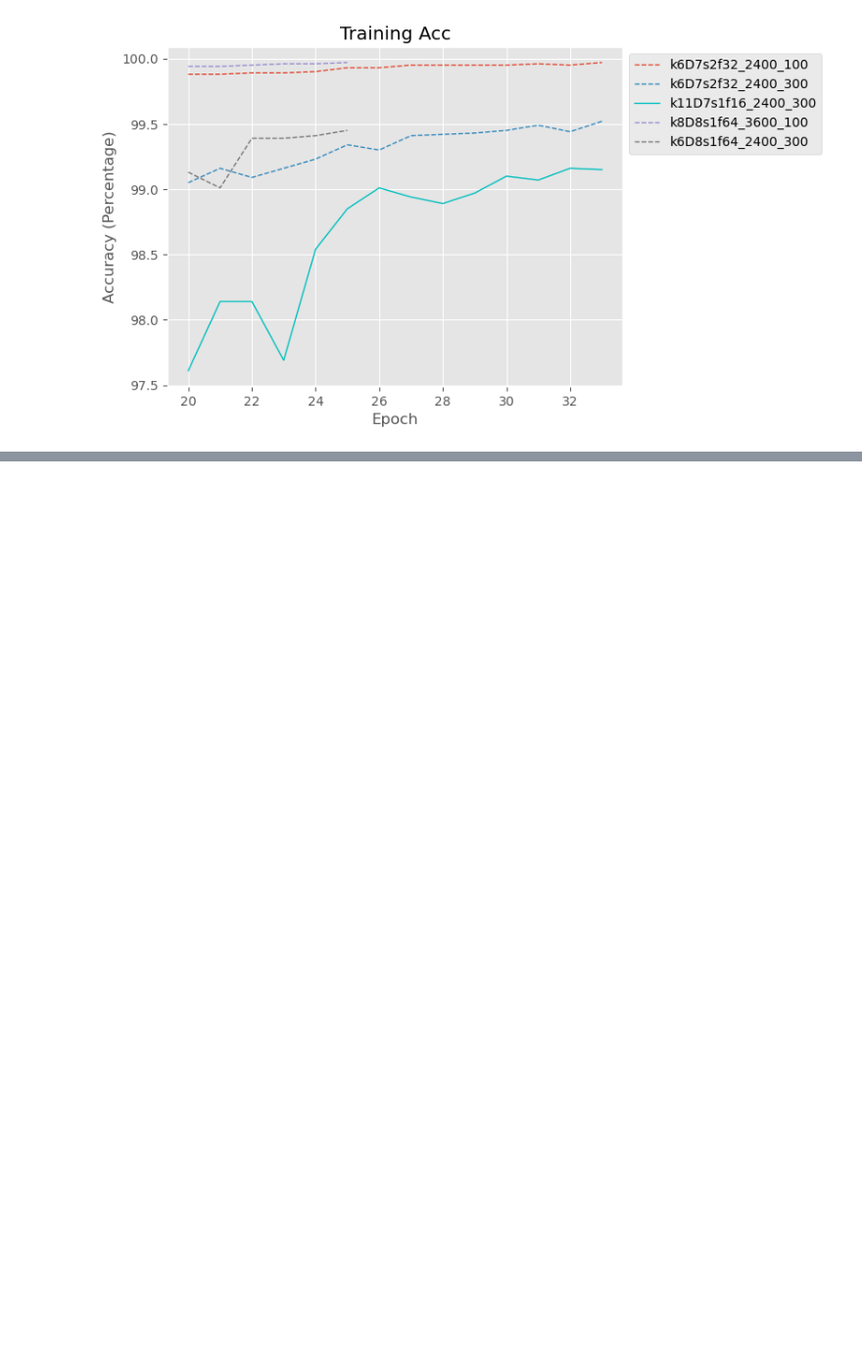
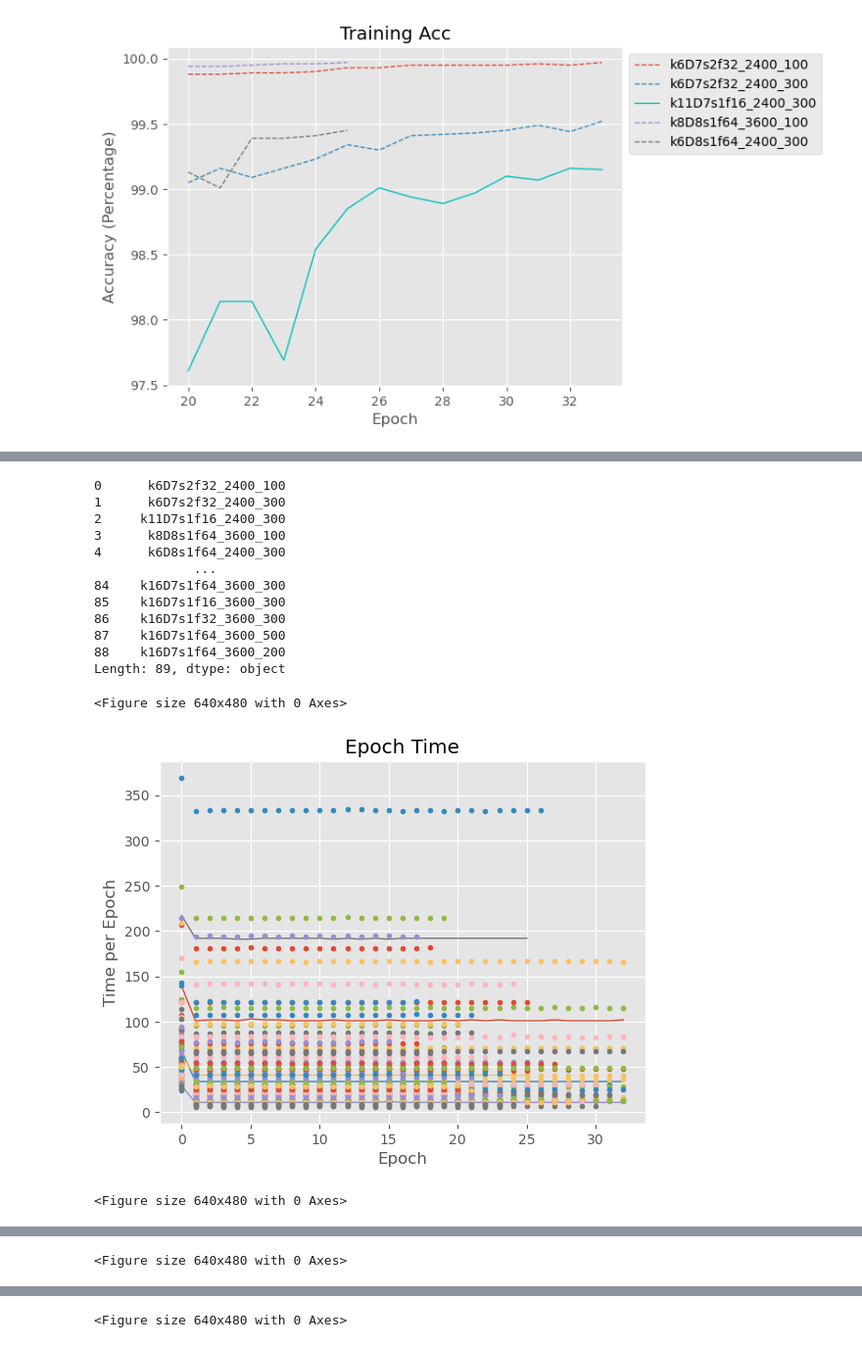
Before and after one commit to MBSMGW/CWRU_TCN, a Jupyter notebook: Plots.ipynb, the cells around one changed output, grey strips where cells are left out. Shown: that part at 98% size. Cells and saved outputs as stored; diff of their text form; code cells hidden in the pictures; blank space fills up the shorter version.

```diff
--- a/Plots.ipynb
+++ b/Plots.ipynb
@@ -254,3 +255,6 @@ dtype: object
 <Figure size 640x480 with 0 Axes>
 [figure]
 [figure]
+# %%
+t = train_results.index
+model_id_t = pd.Series(pd.unique(t))
@@ -256,0 +270,15 @@ dtype: object
+# %%
+style_dict_full = {}
+for mod in model_id_t:
+    if mod == model_id_t5[0]:
+        style_dict_full['%s' % mod] = '-'
+    elif mod == model_id_t5[1]:
+        style_dict_full['%s' % mod] = '-'
+    elif mod == model_id_t5[2]:
+        style_dict_full['%s' % mod] = '-'
+    elif mod == model_id_t5[3]:
+        style_dict_full['%s' % mod] = '-'
+    elif mod == model_id_t5[4]:
+        style_dict_full['%s' % mod] = '-'
+    else:
+        style_dict_full['%s' % mod] = '.'
@@ -256,0 +461,18 @@ dtype: object
+# %%
+results_100, results_200, results_300, results_400, results_500, combined_results, epoch_timedf, train_lossdf, train_accdf, eval_lossdf, eval_accdf = Read_plot_func2(model_id_t)
+# %% [output]
+0      k6D7s2f32_2400_100
+1      k6D7s2f32_2400_300
+2     k11D7s1f16_2400_300
+3      k8D8s1f64_3600_100
+4      k6D8s1f64_2400_300
+             ...
+84    k16D7s1f64_3600_300
+85    k16D7s1f16_3600_300
+86    k16D7s1f32_3600_300
+87    k16D7s1f64_3600_500
+88    k16D7s1f64_3600_200
+Length: 89, dtype: object
+<Figure size 640x480 with 0 Axes>
+[figure, added]
+<Figure size 640x480 with 0 Axes>
@@ -256,0 +481 @@ dtype: object
+<Figure size 640x480 with 0 Axes>
@@ -256,0 +483 @@ dtype: object
+<Figure size 640x480 with 0 Axes>
```
Also changed, not shown: parts of 7 cells of this notebook, 1 other file.
